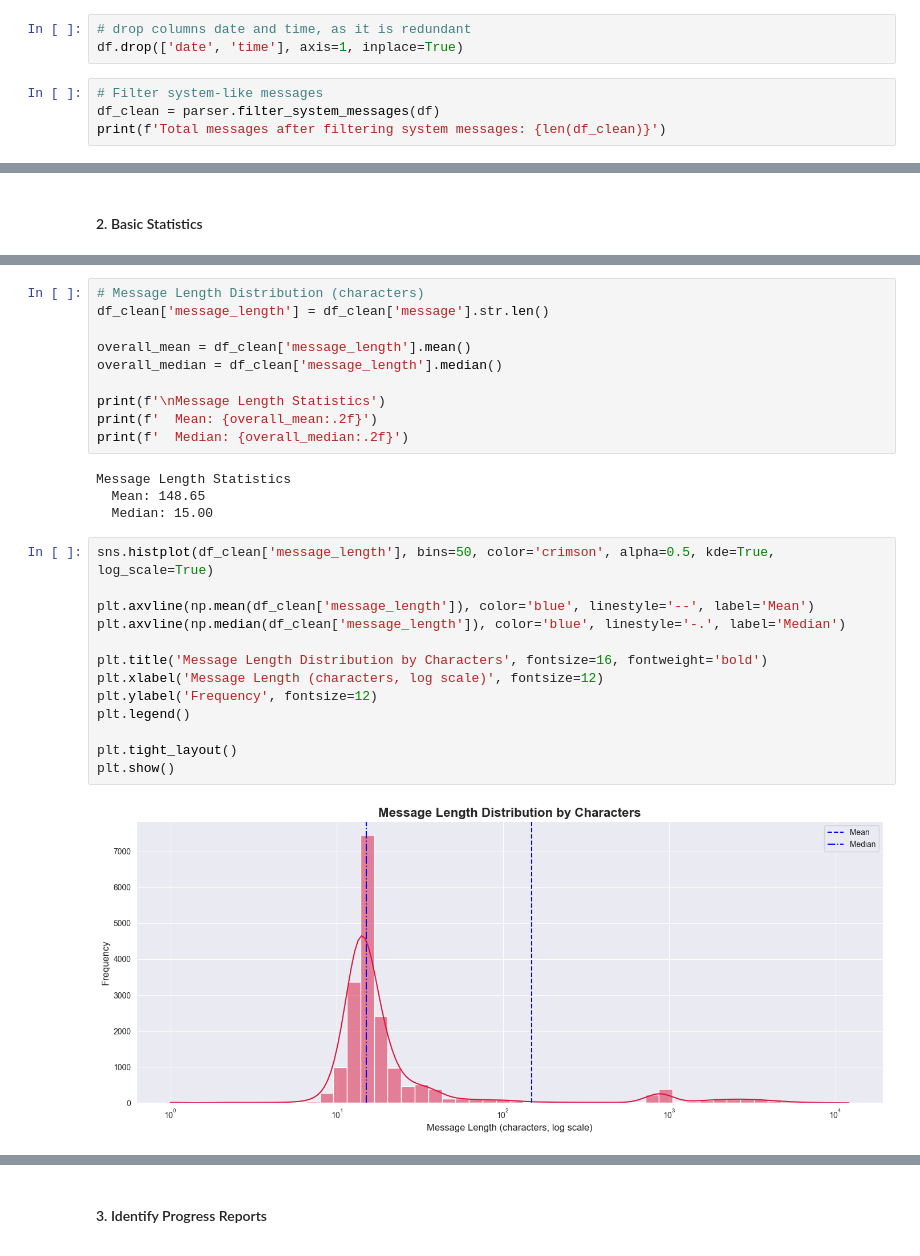
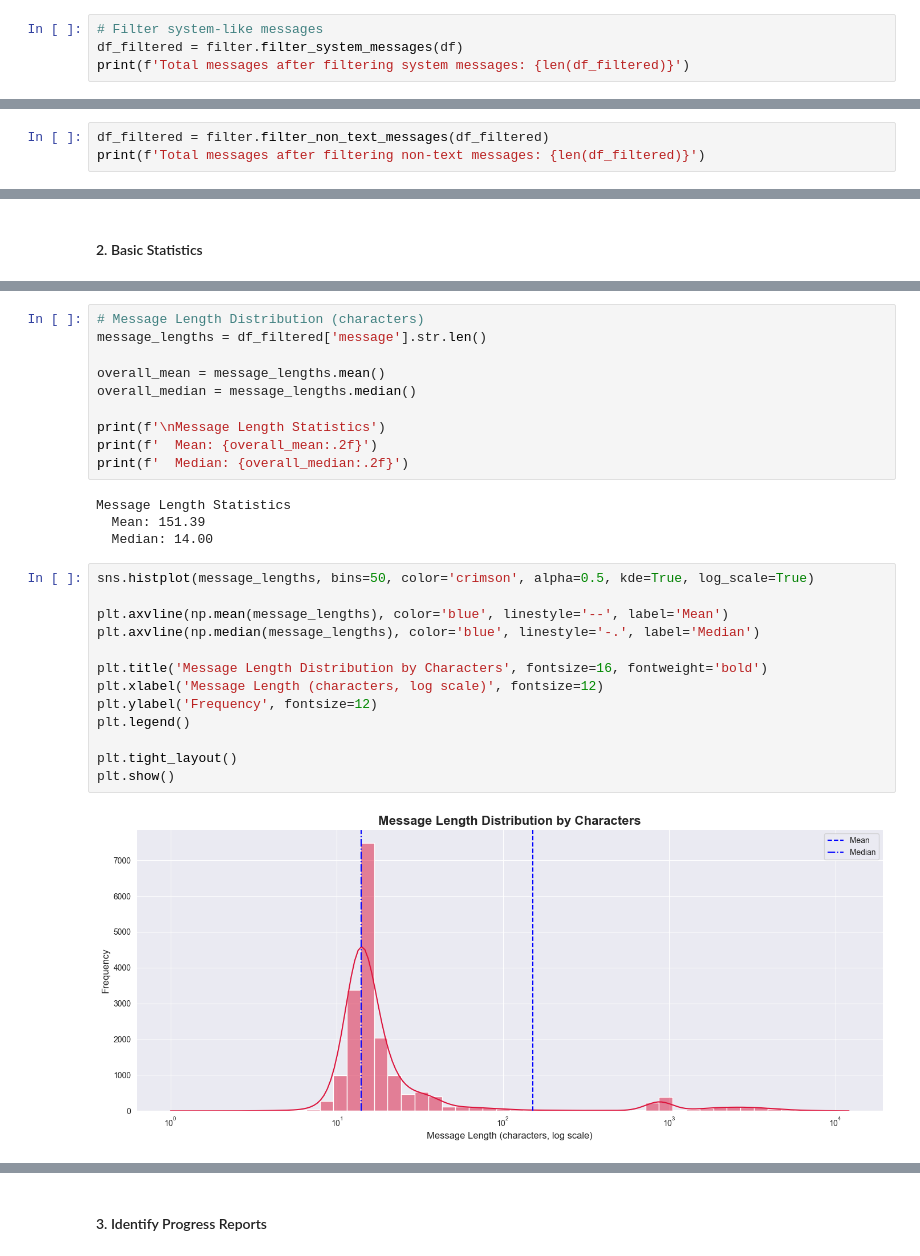
Before and after one commit to JasonYehezkiel/bible_progress_tracker, a Jupyter notebook: notebooks/01_data_exploration.ipynb, the cells around one changed output, grey strips where cells are left out. Saved outputs shown, nothing was run; the diff lists cells and outputs as text.

```diff
--- a/notebooks/01_data_exploration.ipynb
+++ b/notebooks/01_data_exploration.ipynb
@@ -49,8 +51,5 @@ Columns: ['date', 'time', 'sender', 'message', 'timestamp']
-# %%
-# drop columns date and time, as it is redundant
-df.drop(['date', 'time'], axis=1, inplace=True)
 # %%
 # Filter system-like messages
-df_clean = parser.filter_system_messages(df)
-print(f'Total messages after filtering system messages: {len(df_clean)}')
+df_filtered = filter.filter_system_messages(df)
+print(f'Total messages after filtering system messages: {len(df_filtered)}')
 # %% [output]
@@ -80,0 +57,3 @@ df_clean.head(15)
+# %%
+df_filtered = filter.filter_non_text_messages(df_filtered)
+print(f'Total messages after filtering non-text messages: {len(df_filtered)}')
@@ -142,31 +178,31 @@ plt.show()
 # %%
 # Message Length Distribution (characters)
-df_clean['message_length'] = df_clean['message'].str.len()
+message_lengths = df_filtered['message'].str.len()
 
-overall_mean = df_clean['message_length'].mean()
-overall_median = df_clean['message_length'].median()
+overall_mean = message_lengths.mean()
+overall_median = message_lengths.median()
 
 print(f'\nMessage Length Statistics')
 print(f'  Mean: {overall_mean:.2f}')
 print(f'  Median: {overall_median:.2f}')
 # %% [output]
 Message Length Statistics
-  Mean: 148.65
-  Median: 15.00
+  Mean: 151.39
+  Median: 14.00
 # %%
-sns.histplot(df_clean['message_length'], bins=50, color='crimson', alpha=0.5, kde=True, log_scale=True)
+sns.histplot(message_lengths, bins=50, color='crimson', alpha=0.5, kde=True, log_scale=True)
 
-plt.axvline(np.mean(df_clean['message_length']), color='blue', linestyle='--', label='Mean')
-plt.axvline(np.median(df_clean['message_length']), color='blue', linestyle='-.', label='Median')
+plt.axvline(np.mean(message_lengths), color='blue', linestyle='--', label='Mean')
+plt.axvline(np.median(message_lengths), color='blue', linestyle='-.', label='Median')
 
 plt.title('Message Length Distribution by Characters', fontsize=16, fontweight='bold')
 plt.xlabel('Message Length (characters, log scale)', fontsize=12)
 plt.ylabel('Frequency', fontsize=12)
 plt.legend()
 
 plt.tight_layout()
 plt.show()
 # %% [output]
-[figure, old version]
+[figure, new version]
 # %%
 # Number of lines per message
```
Also changed, not shown: parts of 34 cells of this notebook, 25 other files.
